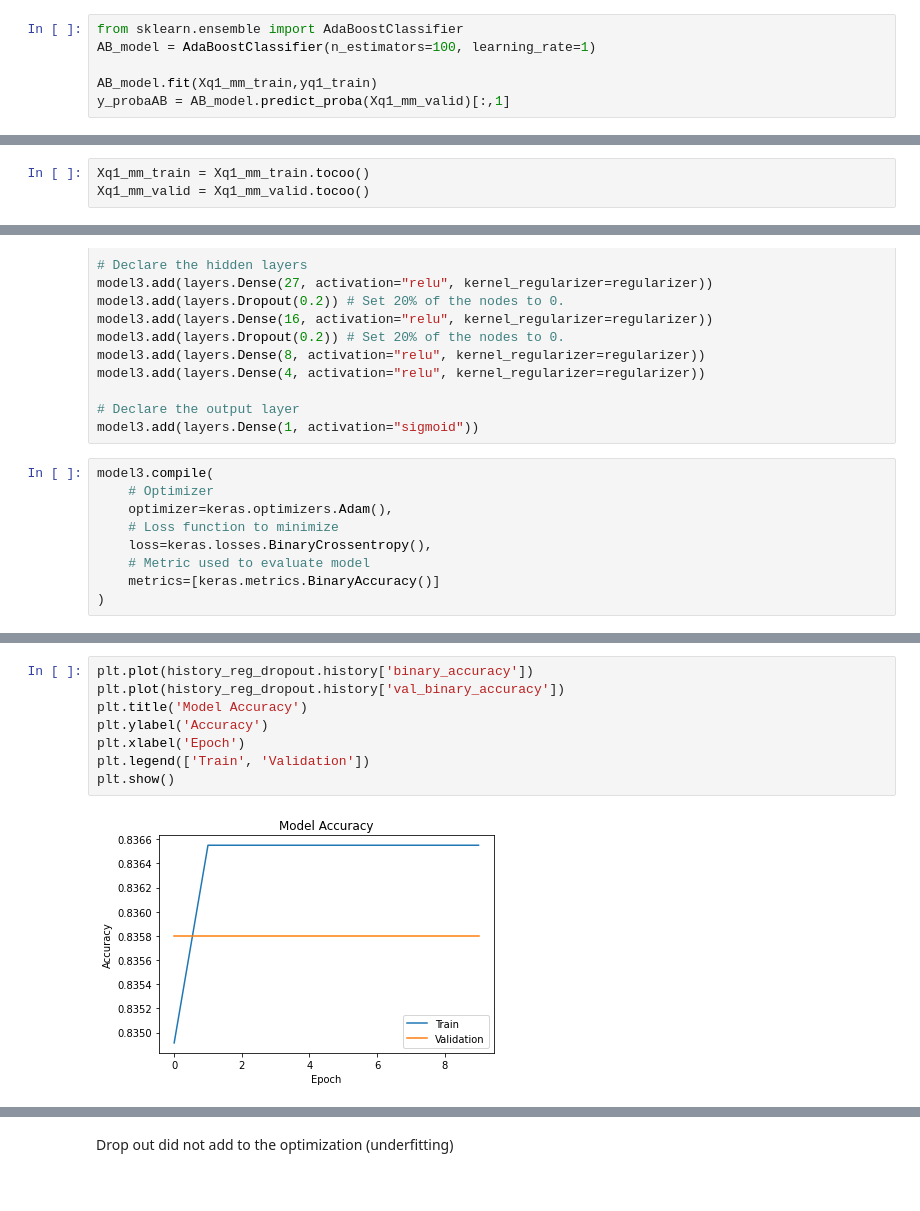
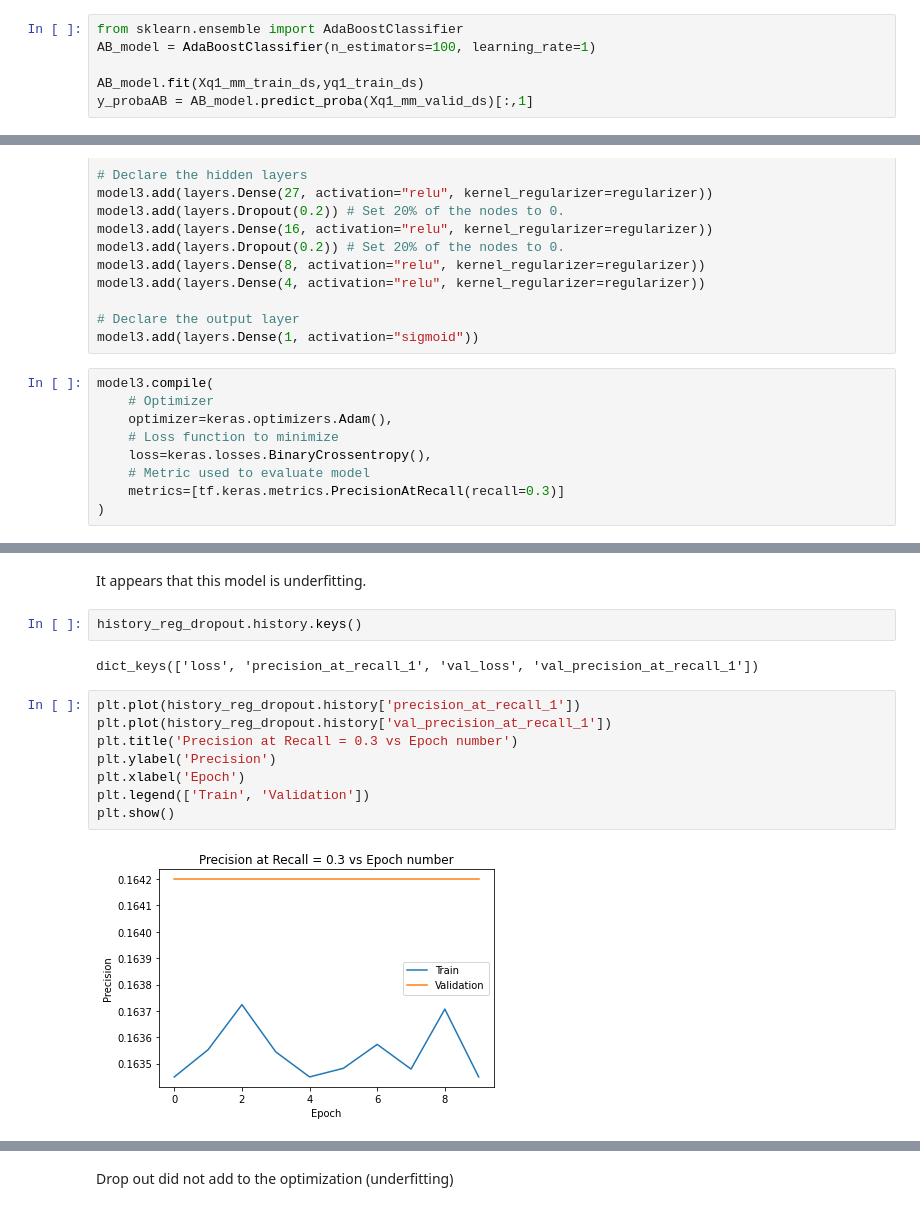
Before and after one commit to rts1988/Duolingo_spaced_repetition, a Jupyter notebook: 10_Duolingo_q1lpipe4_MLsplitting_modeling.ipynb, the cells around one changed output, grey strips where cells are left out. Cells and saved outputs as stored; diff of their text form.

```diff
--- a/10_Duolingo_q1lpipe4_MLsplitting_modeling.ipynb
+++ b/10_Duolingo_q1lpipe4_MLsplitting_modeling.ipynb
@@ -347,6 +543,6 @@ XGBfeature_importances.to_csv(path_name+"XGB_feature_importances_q1_1.csv")
 from sklearn.ensemble import AdaBoostClassifier
 AB_model = AdaBoostClassifier(n_estimators=100, learning_rate=1)
 
-AB_model.fit(Xq1_mm_train,yq1_train)
-y_probaAB = AB_model.predict_proba(Xq1_mm_valid)[:,1]
+AB_model.fit(Xq1_mm_train_ds,yq1_train_ds)
+y_probaAB = AB_model.predict_proba(Xq1_mm_valid_ds)[:,1]
 # %%
@@ -420,6 +631,3 @@ from tensorflow import keras
 from tensorflow.keras import layers
 # %% [markdown]
 Converting Xq1_mm_train, and Xq1_mm_valid to sparse tensorflow tensor
-# %%
-Xq1_mm_train = Xq1_mm_train.tocoo()
-Xq1_mm_valid = Xq1_mm_valid.tocoo()
@@ -730,7 +805,7 @@ model3.compile(
     # Loss function to minimize
     loss=keras.losses.BinaryCrossentropy(),
     # Metric used to evaluate model
-    metrics=[keras.metrics.BinaryAccuracy()]
+    metrics=[tf.keras.metrics.PrecisionAtRecall(recall=0.3)]
 )
 # %%
 history_reg_dropout = model3.fit(np.array(Xq1_mm_train), yq1_train_np, epochs=10, verbose=1, batch_size=40000,validation_data = (Xq1_mm_valid,yq1_valid_np))
@@ -758,10 +833,16 @@ Epoch 10/10
+# %% [markdown]
+It appears that this model is underfitting.
+# %%
+history_reg_dropout.history.keys()
+# %% [output]
+dict_keys(['loss', 'precision_at_recall_1', 'val_loss', 'val_precision_at_recall_1'])
 # %%
-plt.plot(history_reg_dropout.history['binary_accuracy'])
-plt.plot(history_reg_dropout.history['val_binary_accuracy'])
-plt.title('Model Accuracy')
-plt.ylabel('Accuracy')
+plt.plot(history_reg_dropout.history['precision_at_recall_1'])
+plt.plot(history_reg_dropout.history['val_precision_at_recall_1'])
+plt.title('Precision at Recall = 0.3 vs Epoch number')
+plt.ylabel('Precision')
 plt.xlabel('Epoch')
 plt.legend(['Train', 'Validation'])
 plt.show()
 # %% [output]
-[figure, old version]
+[figure, new version]
```
Also changed, not shown: parts of 81 cells of this notebook.
